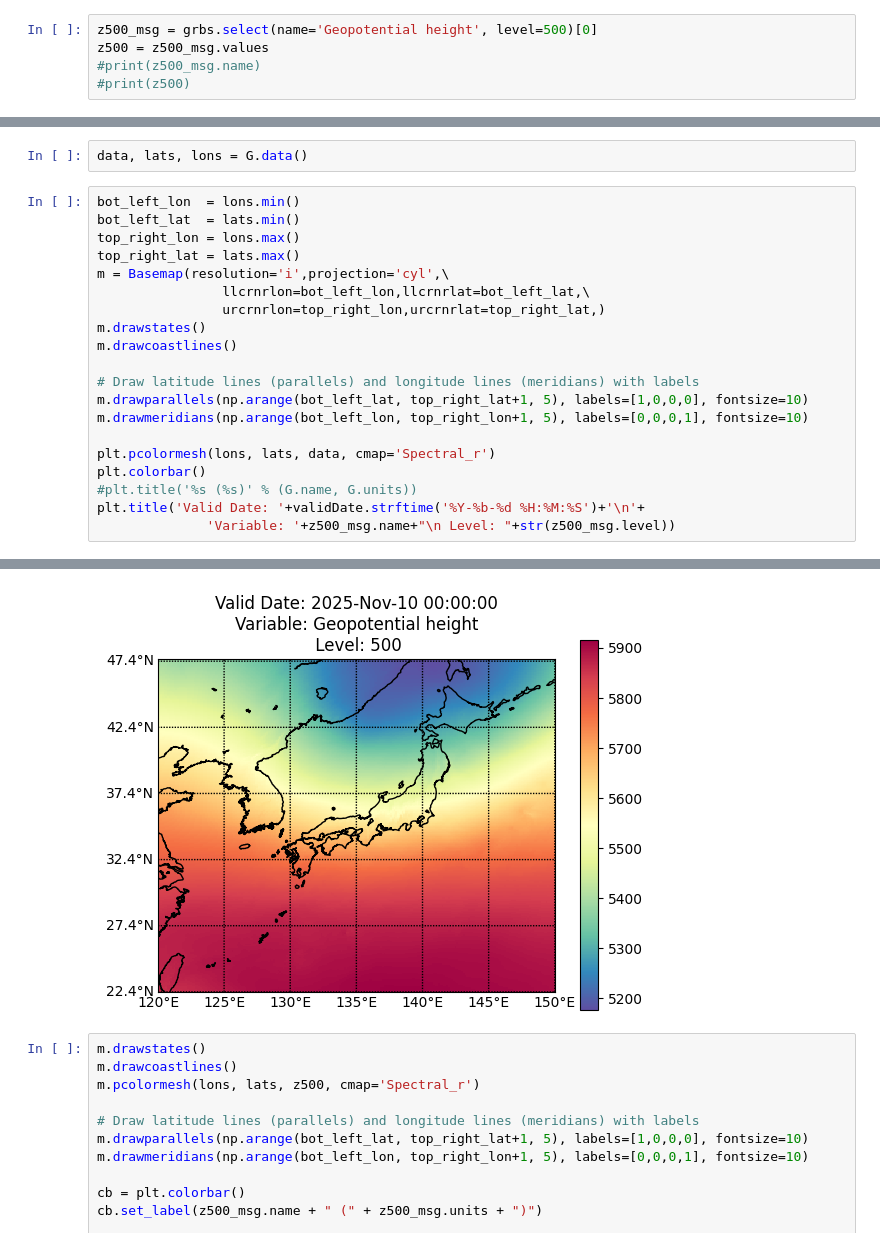
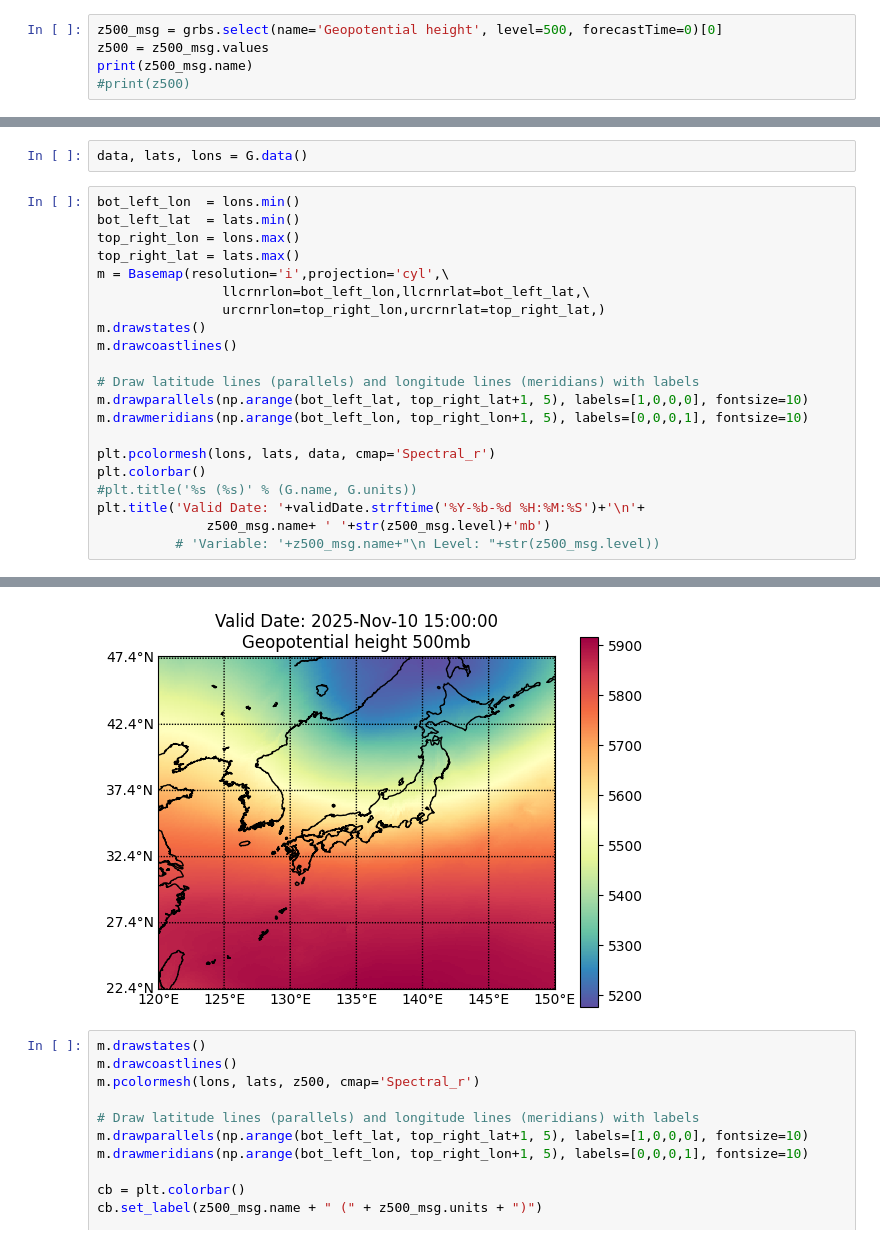
Before and after one commit to senchiao/HRRR_plots, a Jupyter notebook: JMA_MSM_model.ipynb, the cells around one changed output, grey strips where cells are left out. Cells and saved outputs as stored; diff of their text form.

```diff
--- a/JMA_MSM_model.ipynb
+++ b/JMA_MSM_model.ipynb
@@ -91,9 +73,9 @@ G.name
 # %% [output]
 'Geopotential height'
 # %%
-z500_msg = grbs.select(name='Geopotential height', level=500)[0]
+z500_msg = grbs.select(name='Geopotential height', level=500, forecastTime=0)[0]
 z500 = z500_msg.values
-#print(z500_msg.name)
+print(z500_msg.name)
 #print(z500)
 # %% [output]
 Geopotential height
@@ -125,5 +107,6 @@ plt.pcolormesh(lons, lats, data, cmap='Spectral_r')
 plt.colorbar()
 #plt.title('%s (%s)' % (G.name, G.units))
 plt.title('Valid Date: '+validDate.strftime('%Y-%b-%d %H:%M:%S')+'\n'+
-              'Variable: '+z500_msg.name+"\n Level: "+str(z500_msg.level))
+              z500_msg.name+ ' '+str(z500_msg.level)+'mb')
+          # 'Variable: '+z500_msg.name+"\n Level: "+str(z500_msg.level))
 # %% [output]
@@ -131,4 +114,4 @@ Text(0.5, 1.0, 'Valid Date: 2025-Nov-10 00:00:00\nVariable: Geopotential height\
-[figure, old version]
+[figure, new version]
 # %%
 m.drawstates()
 m.drawcoastlines()
```
Also changed, not shown: parts of 3 cells of this notebook.
